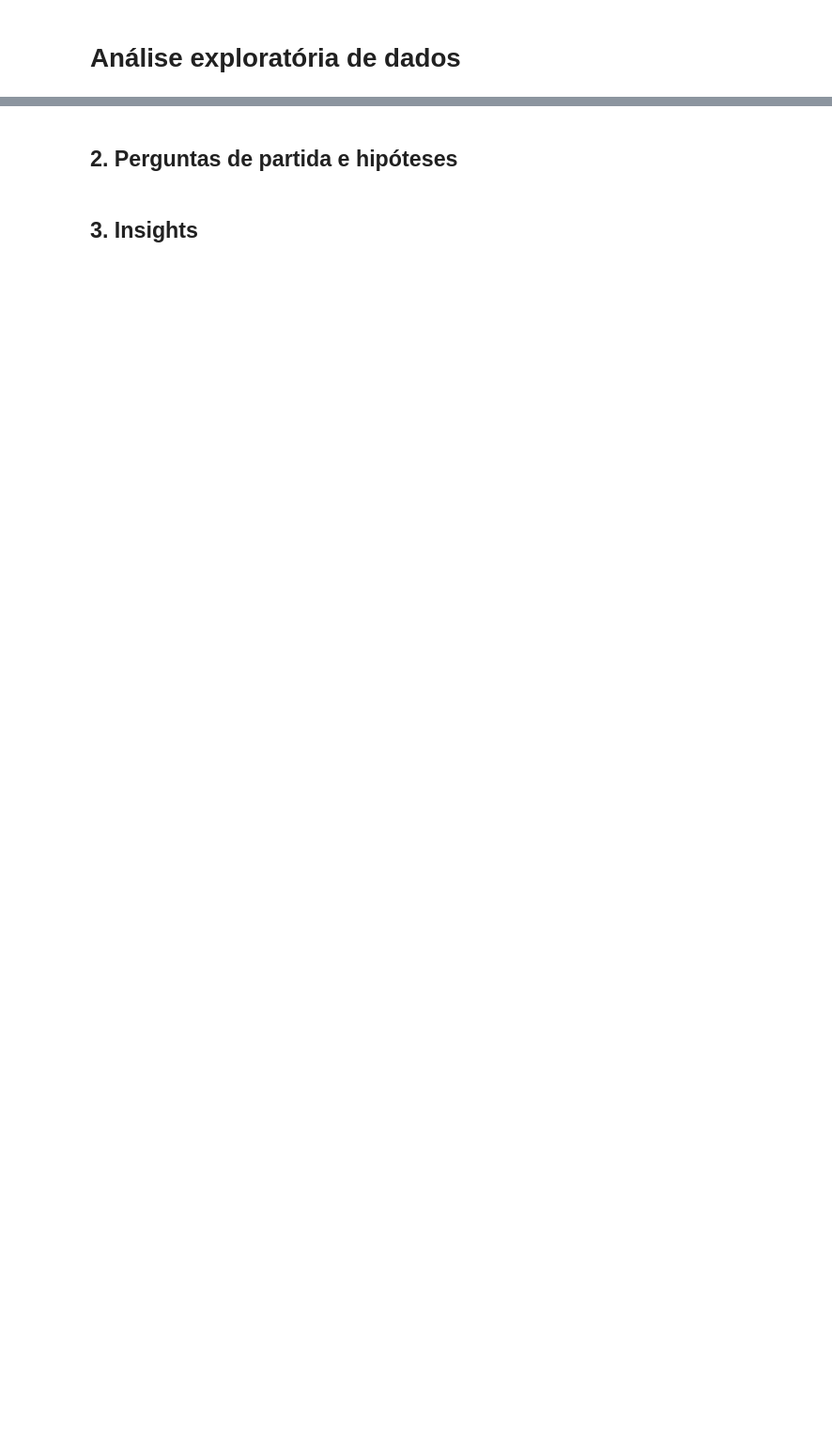
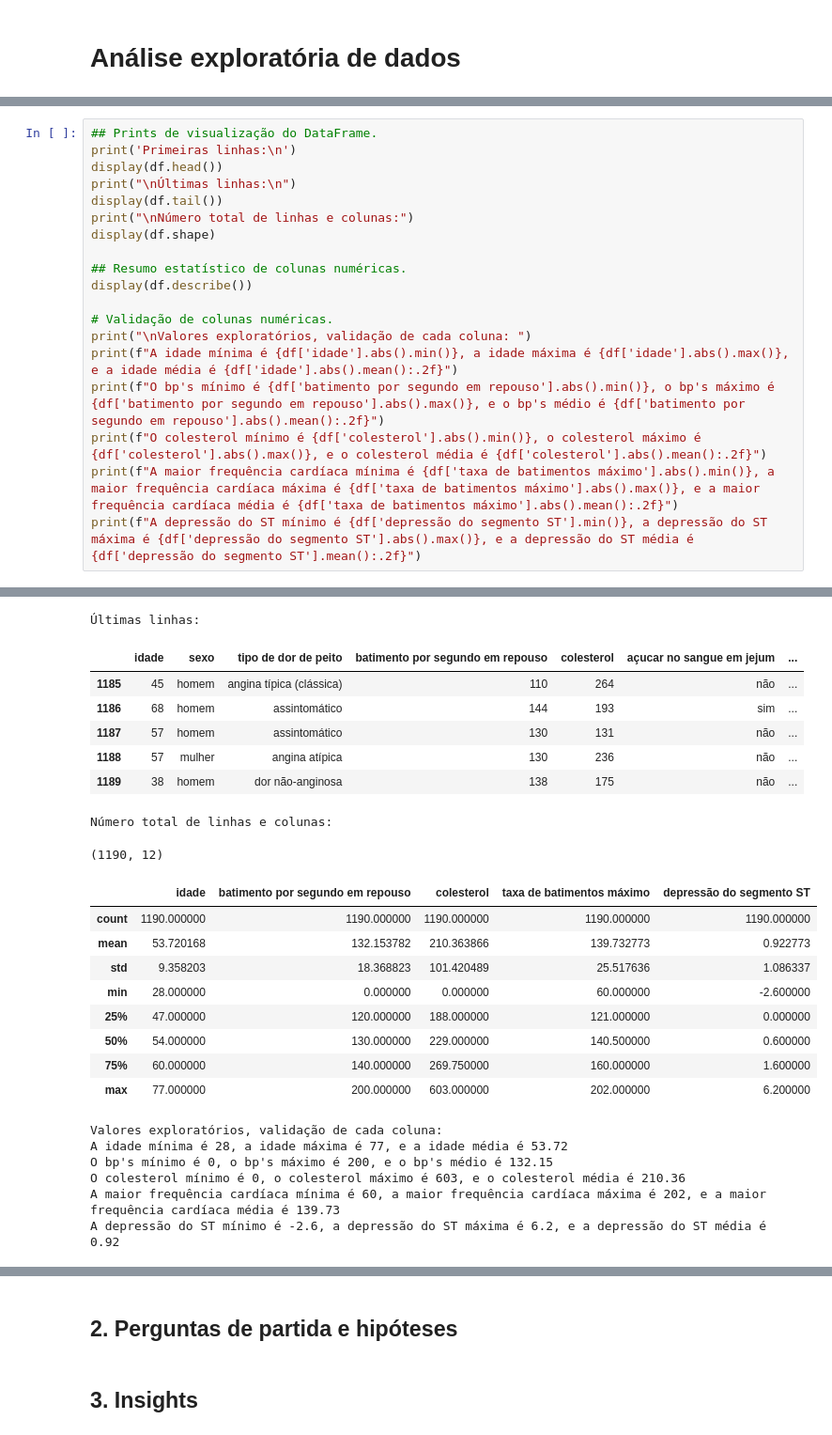
Before and after one commit to atlantico-academy/equipe8-2024.3, a Jupyter notebook: notebooks/01-exploratory_data_analysis.ipynb, the cells around one changed output, grey strips where cells are left out. Shown: that part at 94% size. Cells and saved outputs as stored; diff of their text form; blank space fills up the shorter version.

```diff
--- a/notebooks/01-exploratory_data_analysis.ipynb
+++ b/notebooks/01-exploratory_data_analysis.ipynb
@@ -9,0 +157,20 @@ ParserError: Error tokenizing data. C error: Expected 1 fields in line 42, saw 2
+# %%
+## Prints de visualização do DataFrame.
+print('Primeiras linhas:\n')
+display(df.head())
+print("\nÚltimas linhas:\n")
+display(df.tail())
+print("\nNúmero total de linhas e colunas:")
+display(df.shape)
+
+## Resumo estatístico de colunas numéricas.
+display(df.describe())
+
+# Validação de colunas numéricas.
+print("\nValores exploratórios, validação de cada coluna: ")
+print(f"A idade mínima é {df['idade'].abs().min()}, a idade máxima é {df['idade'].abs().max()}, e a idade média é {df['idade'].abs().mean():.2f}")
+print(f"O bp's mínimo é {df['batimento por segundo em repouso'].abs().min()}, o bp's máximo é {df['batimento por segundo em repouso'].abs().max()}, e o bp's médio é {df['batimento por segundo em repouso'].abs().mean():.2f}")
+print(f"O colesterol mínimo é {df['colesterol'].abs().min()}, o colesterol máximo é {df['colesterol'].abs().max()}, e o colesterol média é {df['colesterol'].abs().mean():.2f}")
+print(f"A maior frequência cardíaca mínima é {df['taxa de batimentos máximo'].abs().min()}, a maior frequência cardíaca máxima é {df['taxa de batimentos máximo'].abs().max()}, e a maior frequência cardíaca média é {df['taxa de batimentos máximo'].abs().mean():.2f}")
+print(f"A depressão do ST mínimo é {df['depressão do segmento ST'].min()}, a depressão do ST máxima é {df['depressão do segmento ST'].abs().max()}, e a depressão do ST média é {df['depressão do segmento ST'].mean():.2f}")
+# %% [output]
@@ -9,0 +184,24 @@ ParserError: Error tokenizing data. C error: Expected 1 fields in line 42, saw 2
+Últimas linhas:
+|  | idade | sexo | tipo de dor de peito | batimento por segundo em repouso | colesterol | açucar no sangue em jejum | ... |
+| 1185 | 45 | homem | angina típica (clássica) | 110 | 264 | não | ... |
+| 1186 | 68 | homem | assintomático | 144 | 193 | sim | ... |
+| 1187 | 57 | homem | assintomático | 130 | 131 | não | ... |
+| 1188 | 57 | mulher | angina atípica | 130 | 236 | não | ... |
+| 1189 | 38 | homem | dor não-anginosa | 138 | 175 | não | ... |
+Número total de linhas e colunas:
+(1190, 12)
+|  | idade | batimento por segundo em repouso | colesterol | taxa de batimentos máximo | depressão do segmento ST |
+| count | 1190.000000 | 1190.000000 | 1190.000000 | 1190.000000 | 1190.000000 |
+| mean | 53.720168 | 132.153782 | 210.363866 | 139.732773 | 0.922773 |
+| std | 9.358203 | 18.368823 | 101.420489 | 25.517636 | 1.086337 |
+| min | 28.000000 | 0.000000 | 0.000000 | 60.000000 | -2.600000 |
+| 25% | 47.000000 | 120.000000 | 188.000000 | 121.000000 | 0.000000 |
+| 50% | 54.000000 | 130.000000 | 229.000000 | 140.500000 | 0.600000 |
+| 75% | 60.000000 | 140.000000 | 269.750000 | 160.000000 | 1.600000 |
+| max | 77.000000 | 200.000000 | 603.000000 | 202.000000 | 6.200000 |
+Valores exploratórios, validação de cada coluna:
+A idade mínima é 28, a idade máxima é 77, e a idade média é 53.72
+O bp's mínimo é 0, o bp's máximo é 200, e o bp's médio é 132.15
+O colesterol mínimo é 0, o colesterol máximo é 603, e o colesterol média é 210.36
+A maior frequência cardíaca mínima é 60, a maior frequência cardíaca máxima é 202, e a maior frequência cardíaca média é 139.73
+A depressão do ST mínimo é -2.6, a depressão do ST máxima é 6.2, e a depressão do ST média é 0.92
```
Also changed, not shown: parts of 17 cells of this notebook.
